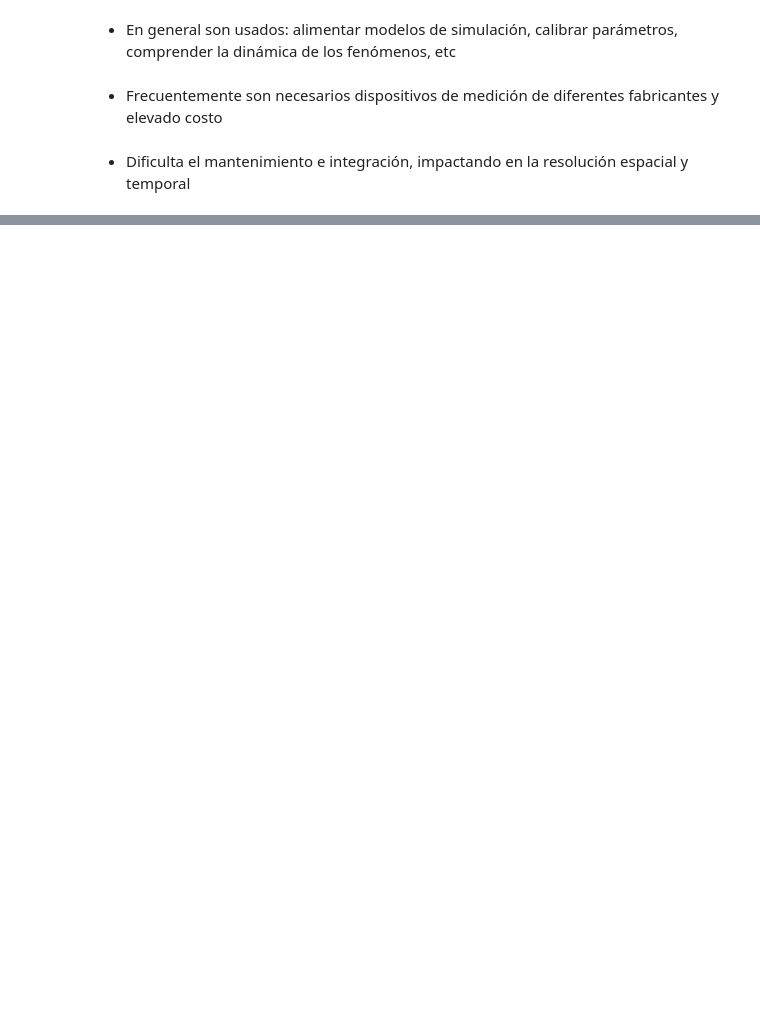
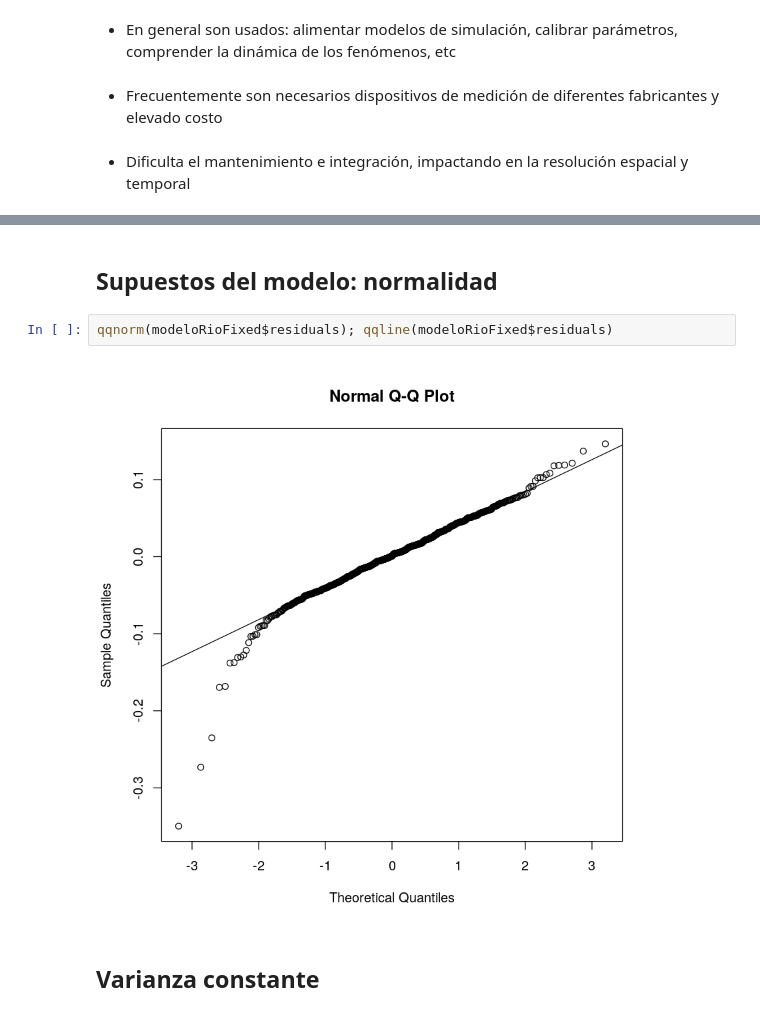
Before and after one commit to emilopez/intro-R, a Jupyter notebook: tp-final/tf-slides.ipynb, the cells around one changed output, grey strips where cells are left out. Saved outputs shown, nothing was run; the diff lists cells and outputs as text; blank space fills up the shorter version.

```diff
--- a/tp-final/tf-slides.ipynb
+++ b/tp-final/tf-slides.ipynb
@@ -527,0 +120,8 @@ c(dif-z*SE, dif+z*SE)
+# %% [markdown]
+## Supuestos del modelo: normalidad
+# %%
+qqnorm(modeloRioFixed$residuals); qqline(modeloRioFixed$residuals)
+# %% [output]
+[figure, added]
+# %% [markdown]
+## Varianza constante
```
Also changed, not shown: parts of 99 cells of this notebook.
